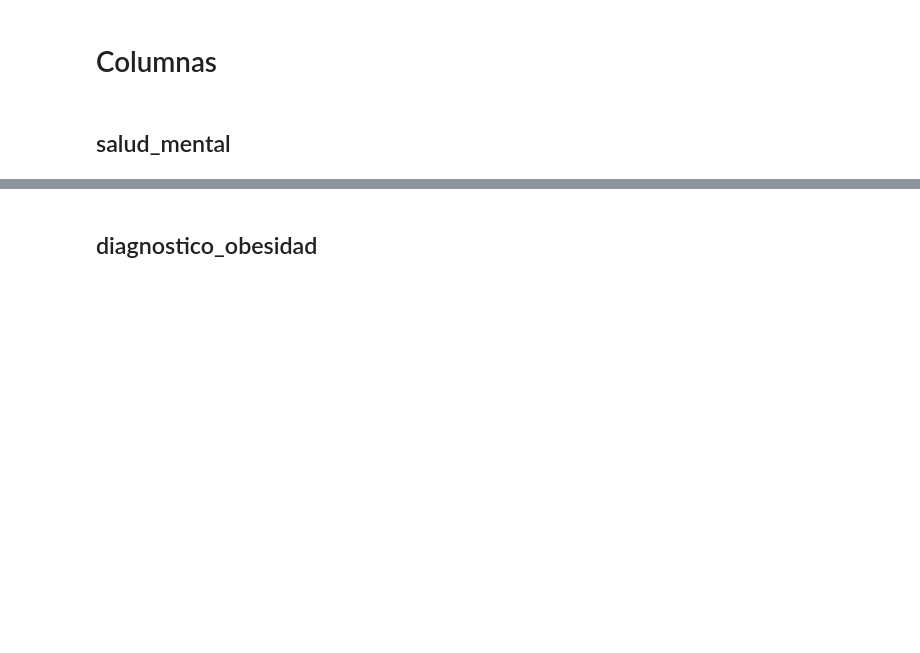
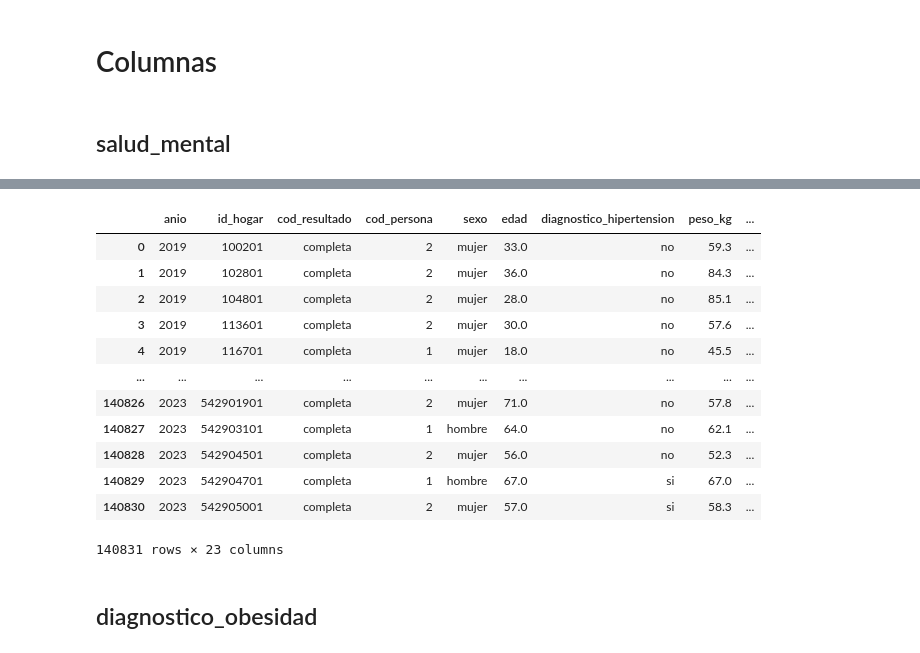
Before and after one commit to Arelly-Vega/modelo-inseguridad-minds, a Jupyter notebook: notebooks/nb_EDA_salud.ipynb, the cells around one changed output, grey strips where cells are left out. Saved outputs shown, nothing was run; the diff lists cells and outputs as text; code cells hidden in the pictures; blank space fills up the shorter version.

```diff
--- a/notebooks/nb_EDA_salud.ipynb
+++ b/notebooks/nb_EDA_salud.ipynb
@@ -25,3 +25,23 @@ salud
 # Columnas
 # %% [markdown]
 ## salud_mental
+# %%
+#función para categorizar salud mental
+def salud_mental(x):
+    if x == 0:
+        return 'no depresion'
+    elif x >= 1 and x <= 4:
+        return 'depresion minima'
+    elif x >= 5 and x <= 9:
+        return 'depresion leve'
+    elif x >= 10 and x <= 14:
+        return 'depresion moderada'
+    elif x >= 15 and x <= 19:
+        return 'depresion moderadamente severa'
+    elif x >= 20 and x <= 27:
+        return 'depresion severa'
+    else:
+        return 'error en suma'
+# %%
+#función para sumar por fila las respuestas de poco_interes_14d, deprimido_14d, problema_dormir_14d, cansancio_14d, problema_comer_14d, problema_atencion_14d, sentirse_mal_14d y pensamiento_suicida_14d
+salud['phq9'] = salud.iloc[:, 7:16].sum(axis=1)
@@ -27,0 +62,3 @@ salud
+# %%
+#aplicar función a la columna phq9
+salud['salud_mental'] = salud['phq9'].apply(salud_mental)
@@ -28,3 +79,21 @@ salud
+# %%
+# eliminar las columnas 'poco_interes_14d', 'deprimido_14d', 'problema_dormir_14d','cansancio_14d', 'problema_comer_14d', 'problema_atencion_14d','problema_moverse_14d', 'pensamiento_suicida_14d', 'sentirse_mal_14d' y phq9
+salud = salud.drop(['poco_interes_14d', 'deprimido_14d', 'problema_dormir_14d','cansancio_14d', 'problema_comer_14d', 'problema_atencion_14d','problema_moverse_14d', 'pensamiento_suicida_14d', 'sentirse_mal_14d', 'phq9'], axis=1)
+salud
+# %% [output]
+|  | anio | id_hogar | cod_resultado | cod_persona | sexo | edad | diagnostico_hipertension | peso_kg | ... |
+| 0 | 2019 | 100201 | completa | 2 | mujer | 33.0 | no | 59.3 | ... |
+| 1 | 2019 | 102801 | completa | 2 | mujer | 36.0 | no | 84.3 | ... |
+| 2 | 2019 | 104801 | completa | 2 | mujer | 28.0 | no | 85.1 | ... |
+| 3 | 2019 | 113601 | completa | 2 | mujer | 30.0 | no | 57.6 | ... |
+| 4 | 2019 | 116701 | completa | 1 | mujer | 18.0 | no | 45.5 | ... |
+| ... | ... | ... | ... | ... | ... | ... | ... | ... | ... |
+| 140826 | 2023 | 542901901 | completa | 2 | mujer | 71.0 | no | 57.8 | ... |
+| 140827 | 2023 | 542903101 | completa | 1 | hombre | 64.0 | no | 62.1 | ... |
+| 140828 | 2023 | 542904501 | completa | 2 | mujer | 56.0 | no | 52.3 | ... |
+| 140829 | 2023 | 542904701 | completa | 1 | hombre | 67.0 | si | 67.0 | ... |
+| 140830 | 2023 | 542905001 | completa | 2 | mujer | 57.0 | si | 58.3 | ... |
+140831 rows × 23 columns
 # %% [markdown]
 ## diagnostico_obesidad
 # %% [markdown]
```
Also changed, not shown: parts of 2 cells of this notebook, 2 other files.
